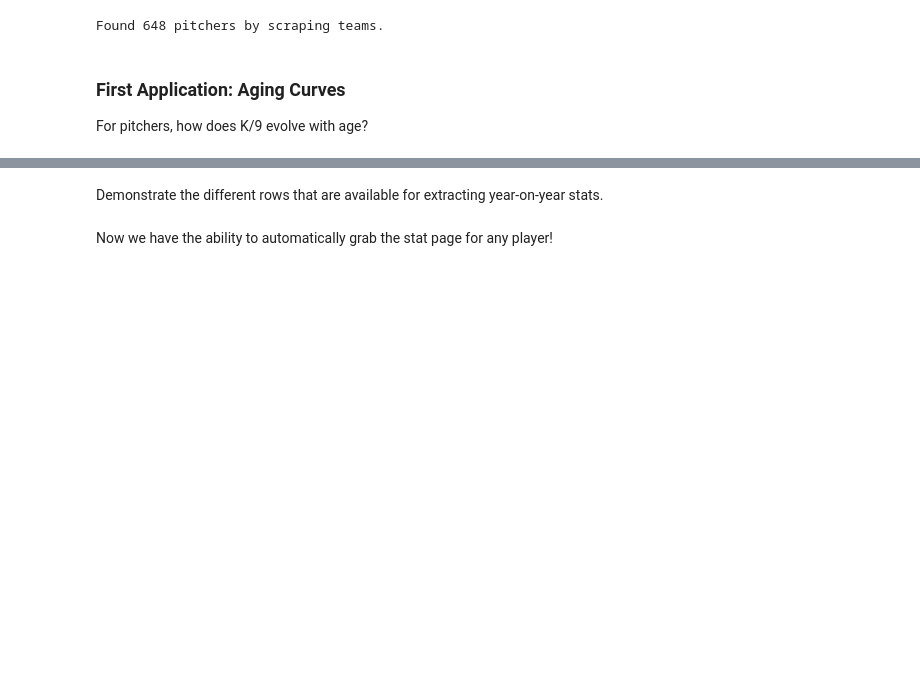
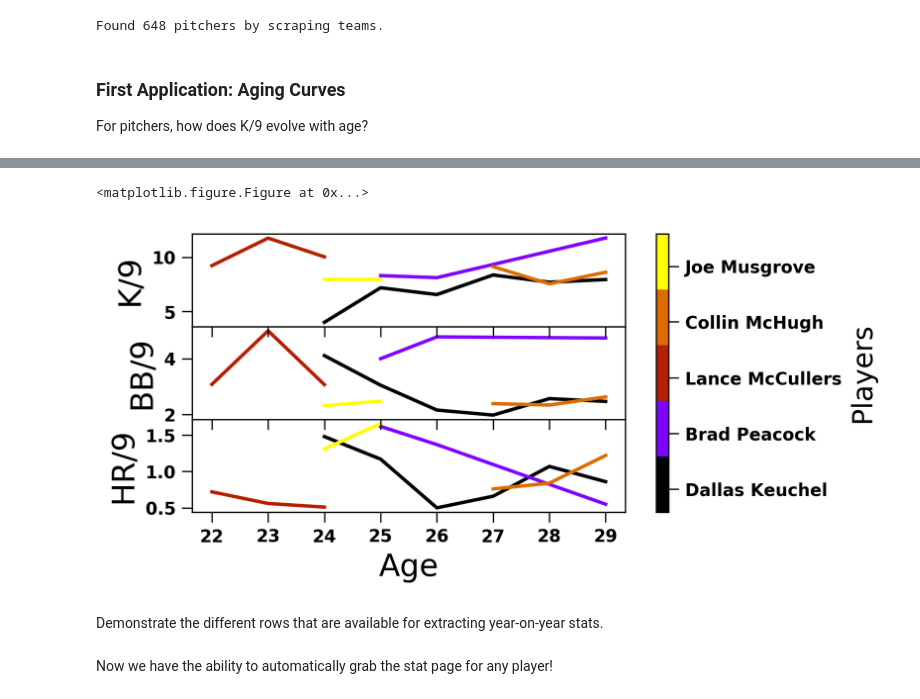
Before and after one commit to fantasy-toolz/2017-MLB-Analysis, a Jupyter notebook: league_notebooks/Fangraphs-Player-Tracking.ipynb, the cells around one changed output, grey strips where cells are left out. Cells and saved outputs as stored; diff of their text form; code cells hidden in the pictures; blank space fills up the shorter version.

```diff
--- a/league_notebooks/Fangraphs-Player-Tracking.ipynb
+++ b/league_notebooks/Fangraphs-Player-Tracking.ipynb
@@ -254,3 +300,67 @@ for player in PDict.keys()[0:20]:
+# %%
+fig = plt.figure(figsize=(4,3))
+
+#print PVals
+
+plist = ['Brad Peacock']
+
+#plist = ['Clay Buchholz','John Lackey','Rick Porcello','Jon Lester']
+
+#plist = ['Noah Syndergaard','Jacob deGrom', 'Matt Harvey','Steven Matz']
+
+
+plist = ['Dallas Keuchel','Brad Peacock', 'Lance McCullers','Collin McHugh','Joe Musgrove']
+
+
+
+#plist = ['Kenley Jansen','Craig Kimbrel','Aroldis Chapman']
+
+fig = plt.figure(figsize=(5,3))
+
+ax3 = fig.add_axes([0.15,0.15,0.7,0.25])
+ax2 = fig.add_axes([0.15,0.40,0.7,0.25])
+ax1 = fig.add_axes([0.15,0.65,0.7,0.25])
+
+
+ax4 = fig.add_axes([0.9,0.15,0.02,0.75])
+
+
+
+clrs = cm.gnuplot
+
+
+for indx,player in enumerate(plist):
+    ax1.plot(PVals[player]['age'],PVals[player]['k9'],color=cm.gnuplot(indx/float(len(plist)-1.),1.))
+    ax2.plot(PVals[player]['age'],PVals[player]['bb9'],color=cm.gnuplot(indx/float(len(plist)-1.),1.))
+    ax3.plot(PVals[player]['age'],PVals[player]['hr9'],color=cm.gnuplot(indx/float(len(plist)-1.),1.))
+
+
+
+
+ax3.set_xlabel('Age',size=18)
+ax1.set_ylabel('K/9',size=18)
+ax2.set_ylabel('BB/9',size=18)
+ax3.set_ylabel('HR/9',size=18)
+
+ax2.set_xticklabels(())
+ax1.set_xticklabels(())
+
+
+
+import matplotlib as mpl
+
+norm = mpl.colors.BoundaryNorm(boundaries=np.linspace(0,1.,len(plist)+1.), ncolors=256)
+cb1 = mpl.colorbar.ColorbarBase(ax4, cmap=cm.gnuplot,norm=norm)
+cb1.set_label('Players',size=16)
+cb1.set_ticks(np.linspace(0.,1.,len(plist)+1.) + 0.5/(len(plist)+1.))
+cb1.set_ticklabels(plist)
+
+
+
+#ax1.set_ylabel('Run Differential',size=18)
+# %% [output]
+<matplotlib.figure.Figure at 0x...>
+[figure, added]
 # %%
 fig = plt.figure(figsize=(4,3))
 
```
Also changed, not shown: parts of 2 cells of this notebook.
